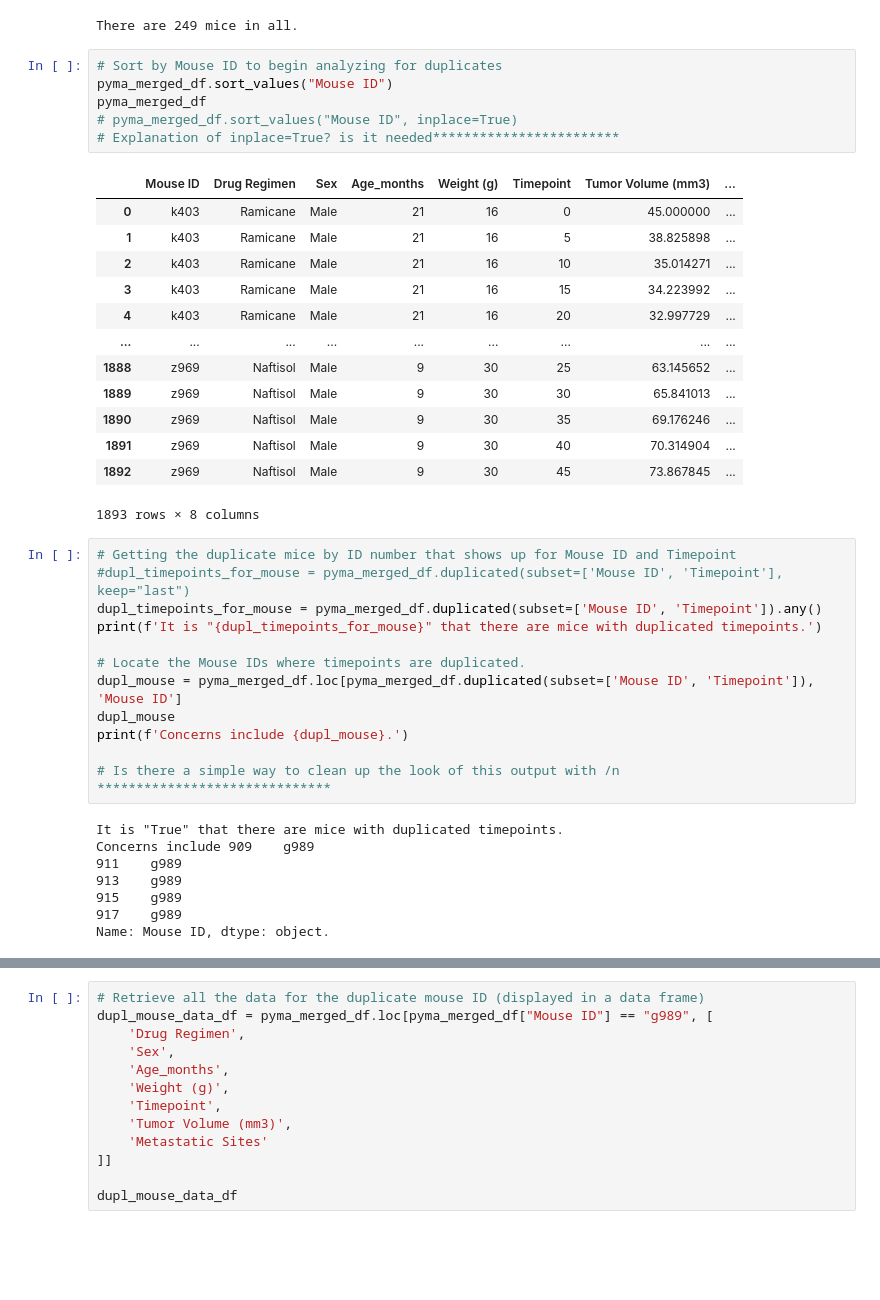
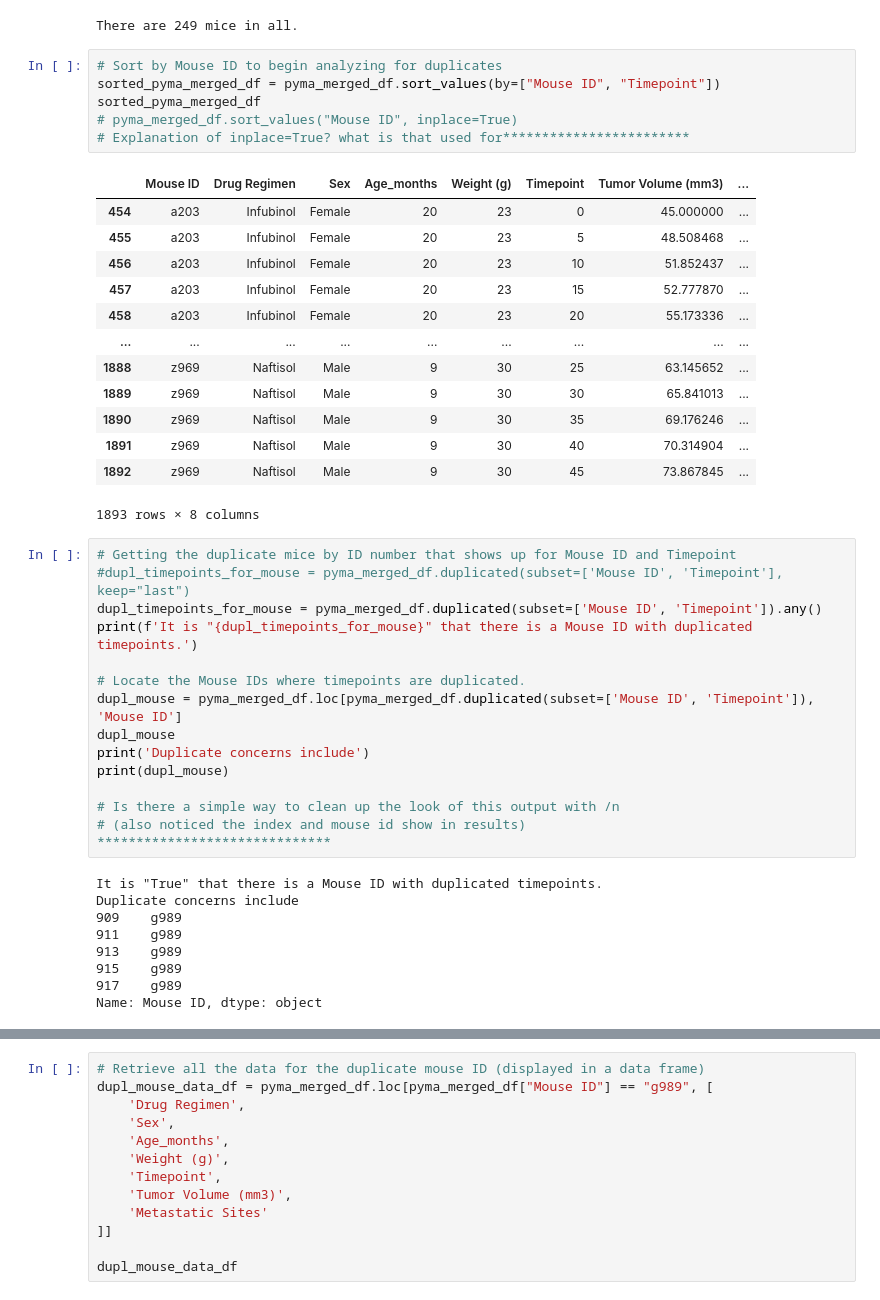
Before and after one commit to ic17rey/Matplotlib-challenge, a Jupyter notebook: Pymaceuticals/pymaceuticals.ipynb, the cells around one changed output, grey strips where cells are left out. Saved outputs shown, nothing was run; the diff lists cells and outputs as text; blank space fills up the shorter version.

```diff
--- a/Pymaceuticals/pymaceuticals.ipynb
+++ b/Pymaceuticals/pymaceuticals.ipynb
@@ -52,17 +52,17 @@ print(f'There are {len(mice)} mice in all.')
 There are 249 mice in all.
 # %%
 # Sort by Mouse ID to begin analyzing for duplicates
-pyma_merged_df.sort_values("Mouse ID")
-pyma_merged_df
+sorted_pyma_merged_df = pyma_merged_df.sort_values(by=["Mouse ID", "Timepoint"])
+sorted_pyma_merged_df
 # pyma_merged_df.sort_values("Mouse ID", inplace=True)
-# Explanation of inplace=True? is it needed************************
+# Explanation of inplace=True? what is that used for************************
 # %% [output]
 |  | Mouse ID | Drug Regimen | Sex | Age_months | Weight (g) | Timepoint | Tumor Volume (mm3) | ... |
-| 0 | k403 | Ramicane | Male | 21 | 16 | 0 | 45.000000 | ... |
-| 1 | k403 | Ramicane | Male | 21 | 16 | 5 | 38.825898 | ... |
-| 2 | k403 | Ramicane | Male | 21 | 16 | 10 | 35.014271 | ... |
-| 3 | k403 | Ramicane | Male | 21 | 16 | 15 | 34.223992 | ... |
-| 4 | k403 | Ramicane | Male | 21 | 16 | 20 | 32.997729 | ... |
+| 454 | a203 | Infubinol | Female | 20 | 23 | 0 | 45.000000 | ... |
+| 455 | a203 | Infubinol | Female | 20 | 23 | 5 | 48.508468 | ... |
+| 456 | a203 | Infubinol | Female | 20 | 23 | 10 | 51.852437 | ... |
+| 457 | a203 | Infubinol | Female | 20 | 23 | 15 | 52.777870 | ... |
+| 458 | a203 | Infubinol | Female | 20 | 23 | 20 | 55.173336 | ... |
 | ... | ... | ... | ... | ... | ... | ... | ... | ... |
 | 1888 | z969 | Naftisol | Male | 9 | 30 | 25 | 63.145652 | ... |
 | 1889 | z969 | Naftisol | Male | 9 | 30 | 30 | 65.841013 | ... |
@@ -74,20 +74,23 @@ pyma_merged_df
 # Getting the duplicate mice by ID number that shows up for Mouse ID and Timepoint
 #dupl_timepoints_for_mouse = pyma_merged_df.duplicated(subset=['Mouse ID', 'Timepoint'], keep="last")
 dupl_timepoints_for_mouse = pyma_merged_df.duplicated(subset=['Mouse ID', 'Timepoint']).any()
-print(f'It is "{dupl_timepoints_for_mouse}" that there are mice with duplicated timepoints.')
+print(f'It is "{dupl_timepoints_for_mouse}" that there is a Mouse ID with duplicated timepoints.')
 
 # Locate the Mouse IDs where timepoints are duplicated.
 dupl_mouse = pyma_merged_df.loc[pyma_merged_df.duplicated(subset=['Mouse ID', 'Timepoint']), 'Mouse ID']
 dupl_mouse
-print(f'Concerns include {dupl_mouse}.')
+print('Duplicate concerns include')
+print(dupl_mouse)
 
-# Is there a simple way to clean up the look of this output with /n  ******************************
+# Is there a simple way to clean up the look of this output with /n
+# (also noticed the index and mouse id show in results)                   ******************************
 # %% [output]
-It is "True" that there are mice with duplicated timepoints.
-Concerns include 909    g989
+It is "True" that there is a Mouse ID with duplicated timepoints.
+Duplicate concerns include
+909    g989
 911    g989
 913    g989
 915    g989
 917    g989
-Name: Mouse ID, dtype: object.
+Name: Mouse ID, dtype: object
 # %%
```
Also changed, not shown: parts of 9 cells of this notebook.
